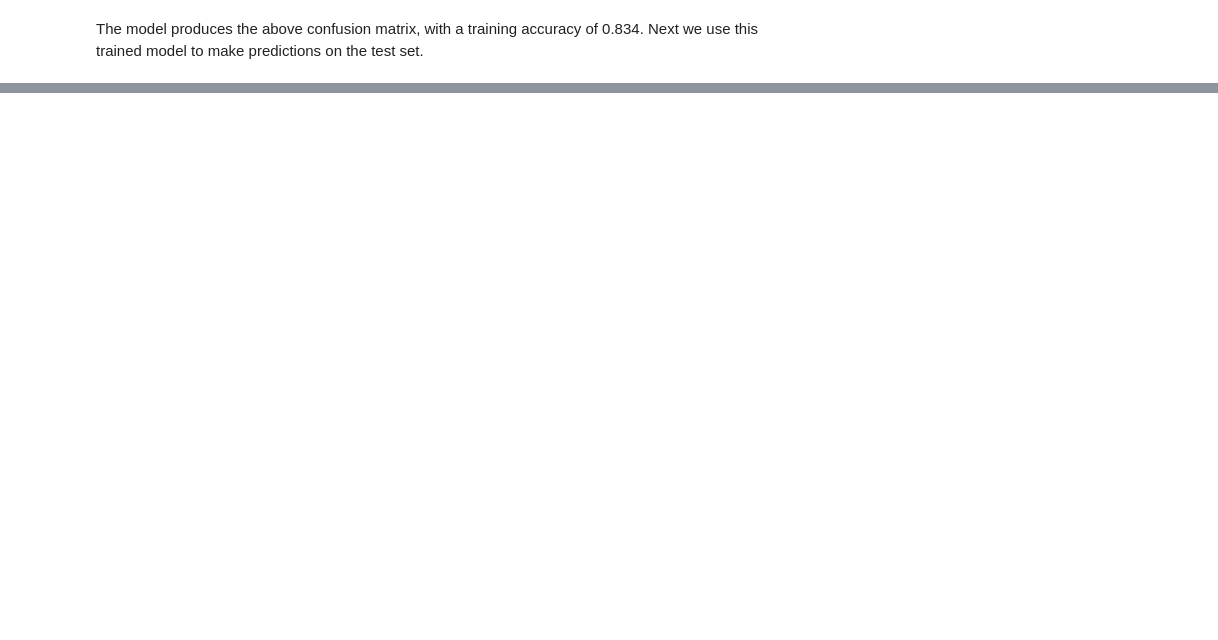
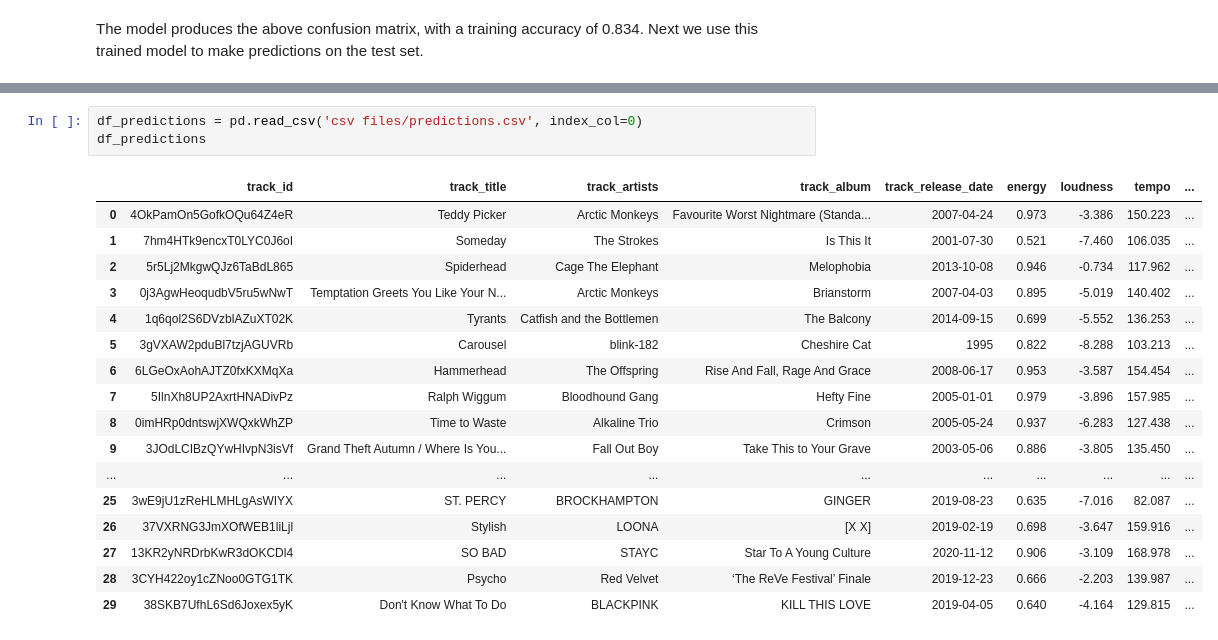
Before and after one commit to edwardD2/API_Spotify, a Jupyter notebook: knn_test.ipynb, the cells around one changed output, grey strips where cells are left out. Cells and saved outputs as stored; diff of their text form; blank space fills up the shorter version.

Commit message:
made predictions

```diff
--- a/knn_test.ipynb
+++ b/knn_test.ipynb
@@ -248,0 +277,21 @@ We notice that the model is most accurate when categorizing songs for playlists
+# %%
+df_predictions = pd.read_csv('csv files/predictions.csv', index_col=0)
+df_predictions
+# %% [output]
+|  | track_id | track_title | track_artists | track_album | track_release_date | energy | loudness | tempo | ... |
+| 0 | 4OkPamOn5GofkOQu64Z4eR | Teddy Picker | Arctic Monkeys | Favourite Worst Nightmare (Standa... | 2007-04-24 | 0.973 | -3.386 | 150.223 | ... |
+| 1 | 7hm4HTk9encxT0LYC0J6oI | Someday | The Strokes | Is This It | 2001-07-30 | 0.521 | -7.460 | 106.035 | ... |
+| 2 | 5r5Lj2MkgwQJz6TaBdL865 | Spiderhead | Cage The Elephant | Melophobia | 2013-10-08 | 0.946 | -0.734 | 117.962 | ... |
+| 3 | 0j3AgwHeoqudbV5ru5wNwT | Temptation Greets You Like Your N... | Arctic Monkeys | Brianstorm | 2007-04-03 | 0.895 | -5.019 | 140.402 | ... |
+| 4 | 1q6qol2S6DVzblAZuXT02K | Tyrants | Catfish and the Bottlemen | The Balcony | 2014-09-15 | 0.699 | -5.552 | 136.253 | ... |
+| 5 | 3gVXAW2pduBl7tzjAGUVRb | Carousel | blink-182 | Cheshire Cat | 1995 | 0.822 | -8.288 | 103.213 | ... |
+| 6 | 6LGeOxAohAJTZ0fxKXMqXa | Hammerhead | The Offspring | Rise And Fall, Rage And Grace | 2008-06-17 | 0.953 | -3.587 | 154.454 | ... |
+| 7 | 5IlnXh8UP2AxrtHNADivPz | Ralph Wiggum | Bloodhound Gang | Hefty Fine | 2005-01-01 | 0.979 | -3.896 | 157.985 | ... |
+| 8 | 0imHRp0dntswjXWQxkWhZP | Time to Waste | Alkaline Trio | Crimson | 2005-05-24 | 0.937 | -6.283 | 127.438 | ... |
+| 9 | 3JOdLCIBzQYwHIvpN3isVf | Grand Theft Autumn / Where Is You... | Fall Out Boy | Take This to Your Grave | 2003-05-06 | 0.886 | -3.805 | 135.450 | ... |
+| ... | ... | ... | ... | ... | ... | ... | ... | ... | ... |
+| 25 | 3wE9jU1zReHLMHLgAsWIYX | ST. PERCY | BROCKHAMPTON | GINGER | 2019-08-23 | 0.635 | -7.016 | 82.087 | ... |
+| 26 | 37VXRNG3JmXOfWEB1liLjl | Stylish | LOONA | [X X] | 2019-02-19 | 0.698 | -3.647 | 159.916 | ... |
+| 27 | 13KR2yNRDrbKwR3dOKCDl4 | SO BAD | STAYC | Star To A Young Culture | 2020-11-12 | 0.906 | -3.109 | 168.978 | ... |
+| 28 | 3CYH422oy1cZNoo0GTG1TK | Psycho | Red Velvet | ‘The ReVe Festival’ Finale | 2019-12-23 | 0.666 | -2.203 | 139.987 | ... |
+| 29 | 38SKB7UfhL6Sd6Joxex5yK | Don't Know What To Do | BLACKPINK | KILL THIS LOVE | 2019-04-05 | 0.640 | -4.164 | 129.815 | ... |
```
Also changed, not shown: parts of 19 cells of this notebook.
